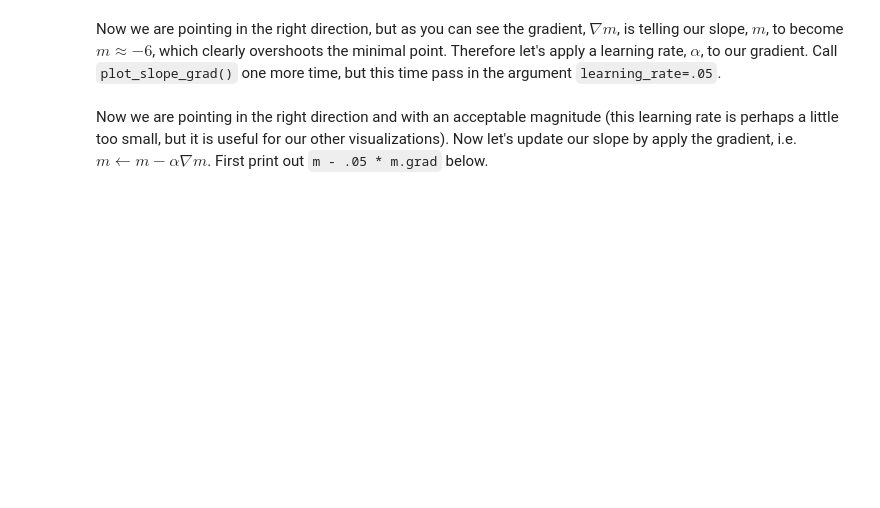
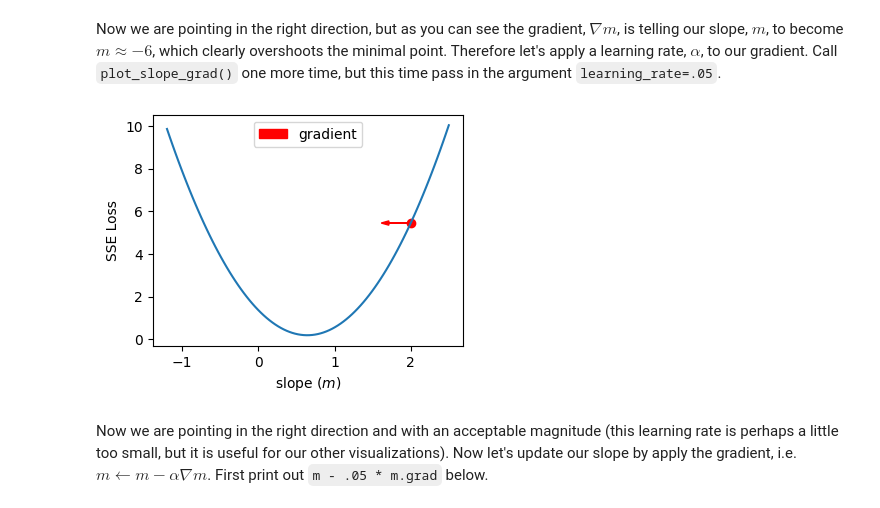
Before and after one commit to nriceusa/byu-cs474, a Jupyter notebook: lab1_pytorch_intro.ipynb, the cells around one changed output. Cells and saved outputs as stored; diff of their text form; code cells hidden in the pictures; blank space fills up the shorter version.

```diff
--- a/lab1_pytorch_intro.ipynb
+++ b/lab1_pytorch_intro.ipynb
@@ -1156,6 +1205,10 @@ Create the same plot, but point the gradient in the opposite direction.
 Now we are pointing in the right direction, but as you can see the gradient, $\nabla m$, is telling our slope, $m$, to become $m \approx -6$, which clearly overshoots the minimal point.
 Therefore let's apply a learning rate, $\alpha$, to our gradient.
 Call `plot_slope_grad()` one more time, but this time pass in the argument `learning_rate=.05`.
+# %%
+plot_slope_grad(m, -m.grad, learning_rate=.05)
+# %% [output]
+[figure, added]
 # %% [markdown]
 Now we are pointing in the right direction and with an acceptable magnitude (this learning rate is perhaps a little too small, but it is useful for our other visualizations).
 Now let's update our slope by apply the gradient, i.e. $m \leftarrow m - \alpha \nabla m$.
```
Also changed, not shown: parts of 29 cells of this notebook.
